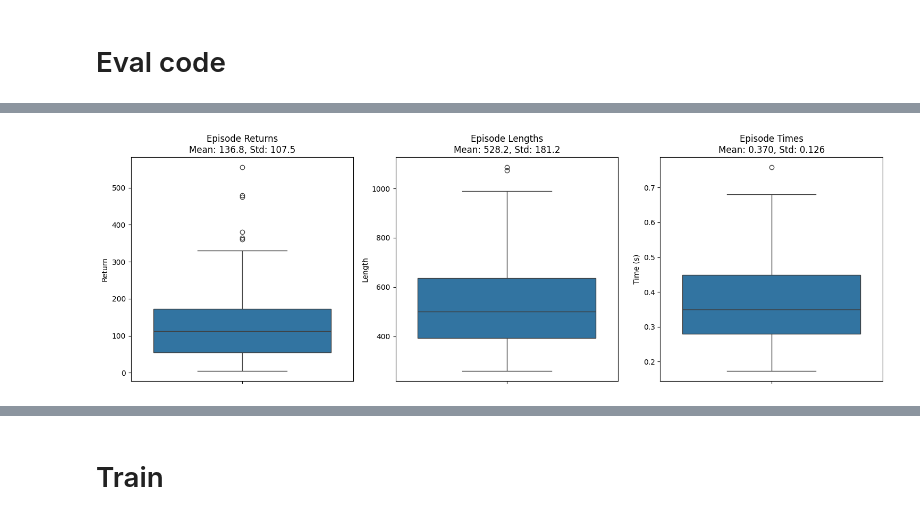
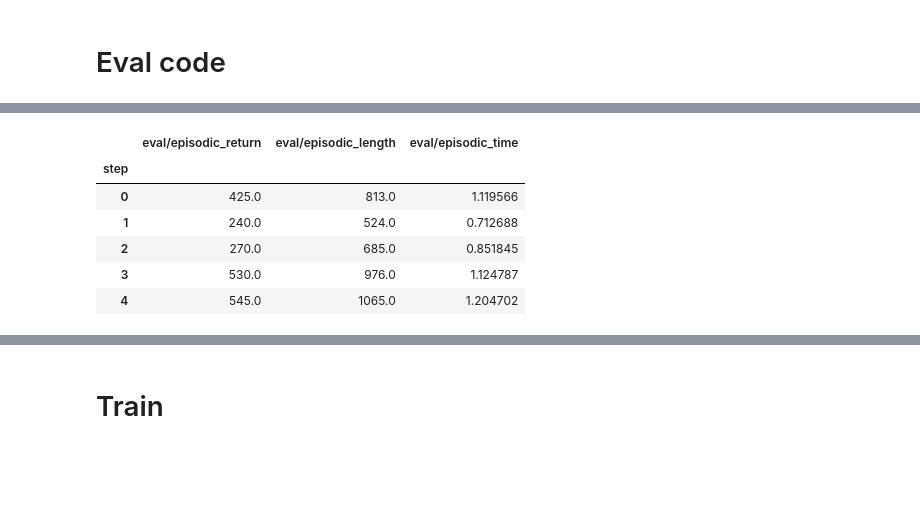
Before and after one commit to florinbarbisch/rle-assginment, a Jupyter notebook: eval.ipynb, the cells around one changed output, grey strips where cells are left out. Saved outputs shown, nothing was run; the diff lists cells and outputs as text; code cells hidden in the pictures; blank space fills up the shorter version.

```diff
--- a/eval.ipynb
+++ b/eval.ipynb
@@ -46,30 +49,43 @@ df.shape: (100, 3)
+# %%
+initial_df = load_baseline_df(r"runs\ALE\SpaceInvaders-v5__ppo_clean_rl__1__20241222_122947\events.out.tfevents.1734866993.DESKTOP-O5Q6R7F.20524.0", filter_prefix="eval/")
+initial_df.head()
+# %% [output]
+|  | eval/episodic_return | eval/episodic_length | eval/episodic_time |
+| step |  |  |  |
+| 0 | 425.0 | 813.0 | 1.119566 |
+| 1 | 240.0 | 524.0 | 0.712688 |
+| 2 | 270.0 | 685.0 | 0.851845 |
+| 3 | 530.0 | 976.0 | 1.124787 |
+| 4 | 545.0 | 1065.0 | 1.204702 |
 # %%
-import matplotlib.pyplot as plt
-import seaborn as sns
+def plot_episode_stats_boxplots(df):
+    """
+    Create box plots showing the distribution of episode returns, lengths and times.
 
-# Create figure with subplots
-fig, axes = plt.subplots(1, 3, figsize=(15, 5))
+    Args:
+        df: DataFrame containing columns 'eval/episodic_return', 'eval/episodic_length', 'eval/episodic_time'
+    """
+    # Create figure with subplots
+    fig, axes = plt.subplots(1, 3, figsize=(15, 5))
 
-# Calculate statistics for each metric
-returns = df['eval/episodic_return'].dropna()
-lengths = df['eval/episodic_length'].dropna()
-times = df['eval/episodic_time'].dropna()
+    # Calculate statistics for each metric
+    returns = df['eval/episodic_return'].dropna()
+    lengths = df['eval/episodic_length'].dropna()
+    times = df['eval/episodic_time'].dropna()
 
-# Create box plots for each metric
-sns.boxplot(y=returns, ax=axes[0])
-axes[0].set_title(f'Episode Returns\nMean: {returns.mean():.1f}, Std: {returns.std():.1f}')
-axes[0].set_ylabel('Return')
+    # Create box plots for each metric
+    sns.boxplot(y=returns, ax=axes[0])
+    axes[0].set_title(f'Episode Returns\nMean: {returns.mean():.1f}, Std: {returns.std():.1f}')
+    axes[0].set_ylabel('Return')
 
-sns.boxplot(y=lengths, ax=axes[1])
-axes[1].set_title(f'Episode Lengths\nMean: {lengths.mean():.1f}, Std: {lengths.std():.1f}')
-axes[1].set_ylabel('Length')
+    sns.boxplot(y=lengths, ax=axes[1])
+    axes[1].set_title(f'Episode Lengths\nMean: {lengths.mean():.1f}, Std: {lengths.std():.1f}')
+    axes[1].set_ylabel('Length')
 
-sns.boxplot(y=times, ax=axes[2])
-axes[2].set_title(f'Episode Times\nMean: {times.mean():.3f}, Std: {times.std():.3f}')
-axes[2].set_ylabel('Time (s)')
+    sns.boxplot(y=times, ax=axes[2])
+    axes[2].set_title(f'Episode Times\nMean: {times.mean():.3f}, Std: {times.std():.3f}')
+    axes[2].set_ylabel('Time (s)')
 
-plt.tight_layout()
-plt.show()
+    plt.tight_layout()
+    plt.show()
-# %% [output]
-[figure, removed]
 # %%
```
Also changed, not shown: parts of 4 cells of this notebook.
